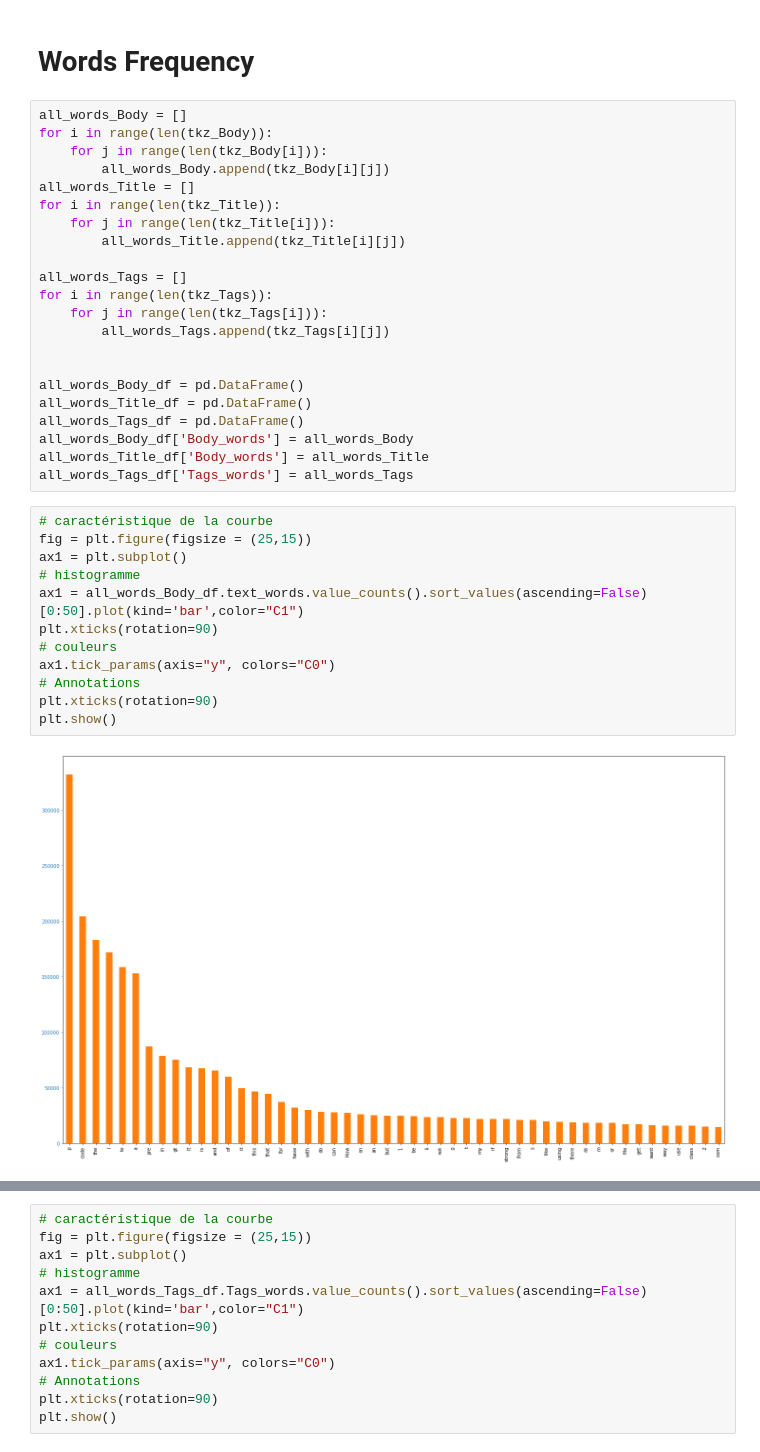
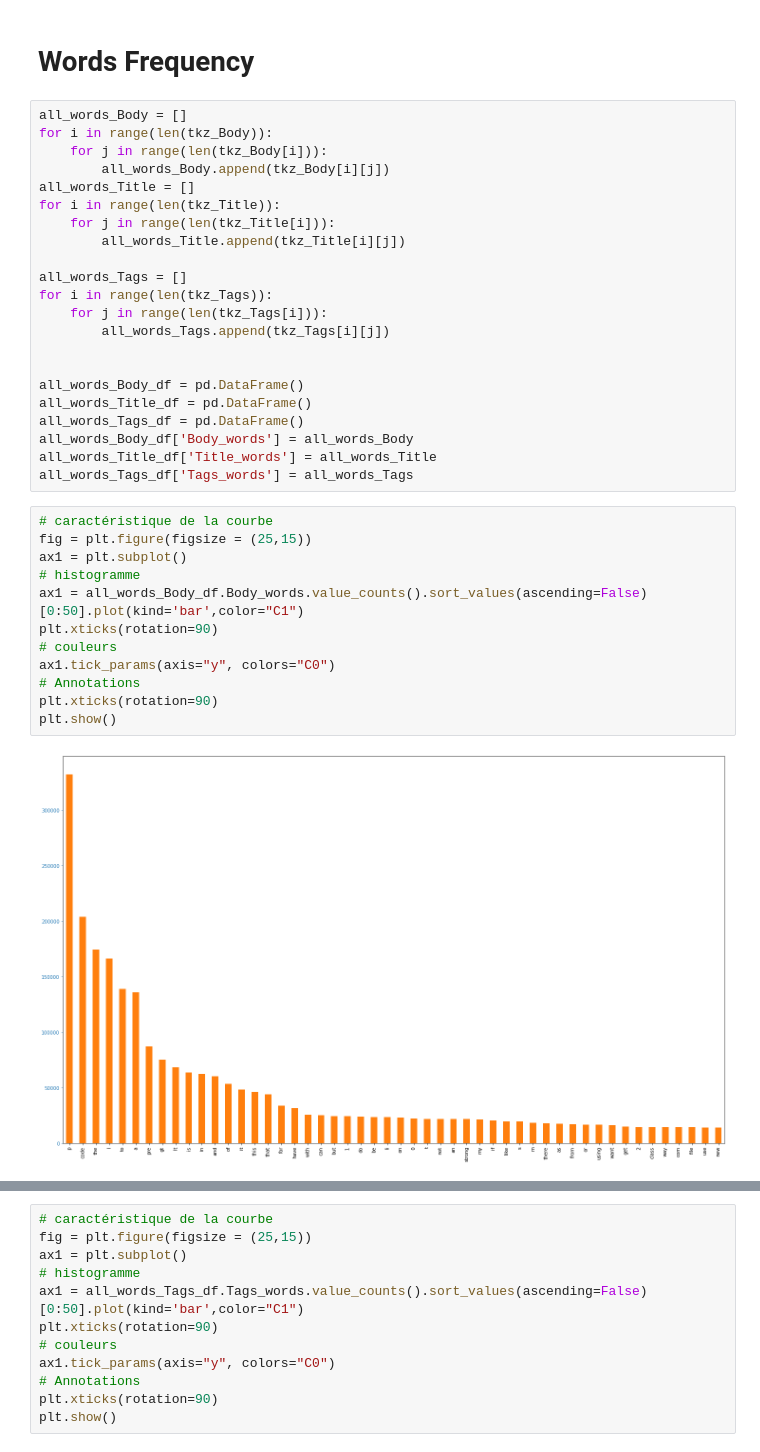
Before and after one commit to AbdifatahAHMEDAWALEH/Machine-Learning-Project-5, a Jupyter notebook: IML_P5_Exploration.ipynb, the cells around one changed output, grey strips where cells are left out. Cells and saved outputs as stored; diff of their text form.

```diff
--- a/IML_P5_Exploration.ipynb
+++ b/IML_P5_Exploration.ipynb
@@ -91,22 +92,22 @@ all_words_Body_df = pd.DataFrame()
 all_words_Title_df = pd.DataFrame()
 all_words_Tags_df = pd.DataFrame()
 all_words_Body_df['Body_words'] = all_words_Body
-all_words_Title_df['Body_words'] = all_words_Title
+all_words_Title_df['Title_words'] = all_words_Title
 all_words_Tags_df['Tags_words'] = all_words_Tags
 # %%
 # caractéristique de la courbe
 fig = plt.figure(figsize = (25,15))
 ax1 = plt.subplot()
 # histogramme
-ax1 = all_words_Body_df.text_words.value_counts().sort_values(ascending=False)[0:50].plot(kind='bar',color="C1")
+ax1 = all_words_Body_df.Body_words.value_counts().sort_values(ascending=False)[0:50].plot(kind='bar',color="C1")
 plt.xticks(rotation=90)
 # couleurs
 ax1.tick_params(axis="y", colors="C0")
 # Annotations
 plt.xticks(rotation=90)
 plt.show()
 # %% [output]
-[figure, old version]
+[figure, new version]
 # %%
 # caractéristique de la courbe
 fig = plt.figure(figsize = (25,15))
```
Also changed, not shown: parts of 9 cells of this notebook.
